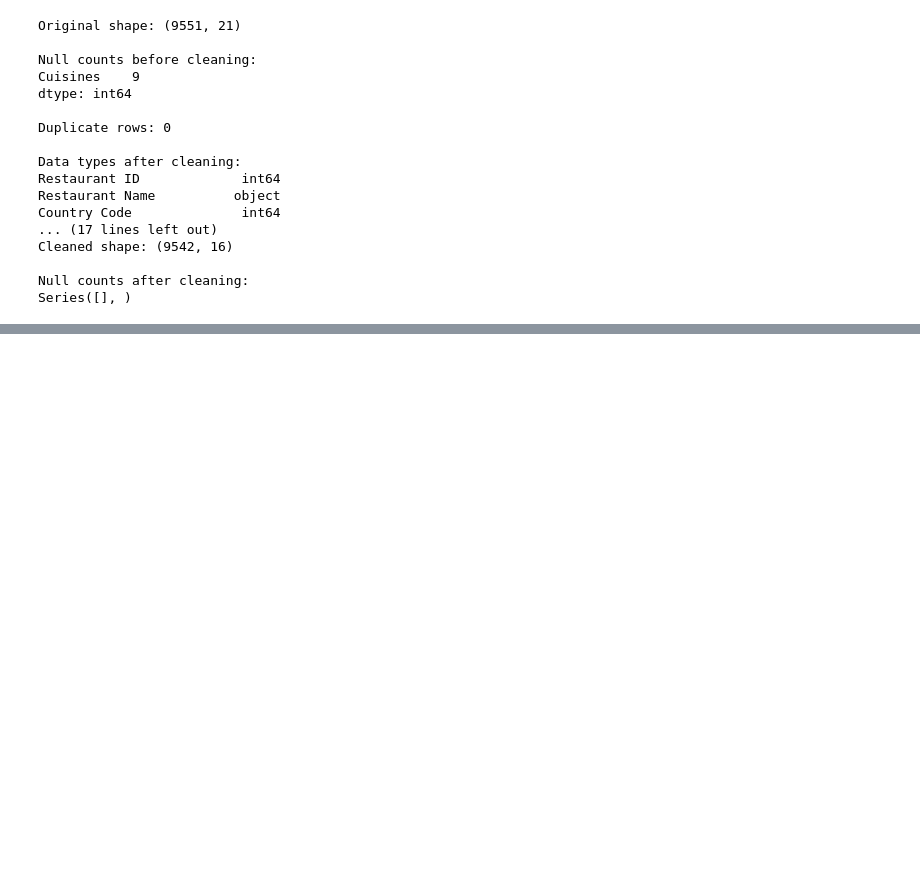
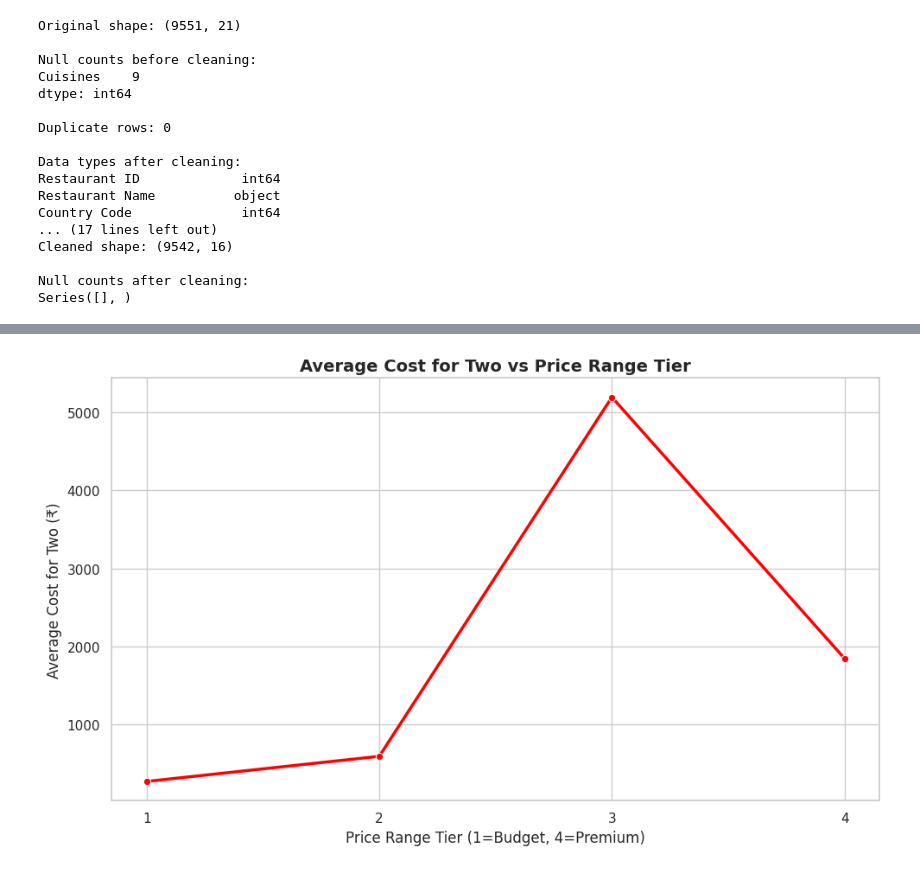
Before and after one commit to SKKammar/EDA-and-Insights, a Jupyter notebook: Project1EDAPlutoAcademy.ipynb, the cells around one changed output, grey strips where cells are left out. Drawn from its saved outputs; the diff is of its cells as text; code cells hidden in the pictures; blank space fills up the shorter version.

```diff
--- a/Project1EDAPlutoAcademy.ipynb
+++ b/Project1EDAPlutoAcademy.ipynb
@@ -187,0 +233,17 @@ plt.show()
+# %%
+# ── 4. LINE CHART: Price Tier vs Cost ────────────────────────────────────────
+plt.figure(figsize=(10, 6))
+price_cost = df.groupby('Price range')['Average Cost for two'].mean().reset_index()
+
+sns.lineplot(data=price_cost, x='Price range', y='Average Cost for two',
+             marker='o', color='red', linewidth=2.5)
+
+plt.xticks(sorted(df['Price range'].dropna().unique()))
+plt.title('Average Cost for Two vs Price Range Tier', fontsize=14, fontweight='bold')
+plt.xlabel('Price Range Tier (1=Budget, 4=Premium)')
+plt.ylabel('Average Cost for Two (₹)')
+
+plt.tight_layout()
+plt.show()
+# %% [output]
+[figure, added]
```
Also changed, not shown: parts of 23 cells of this notebook.
